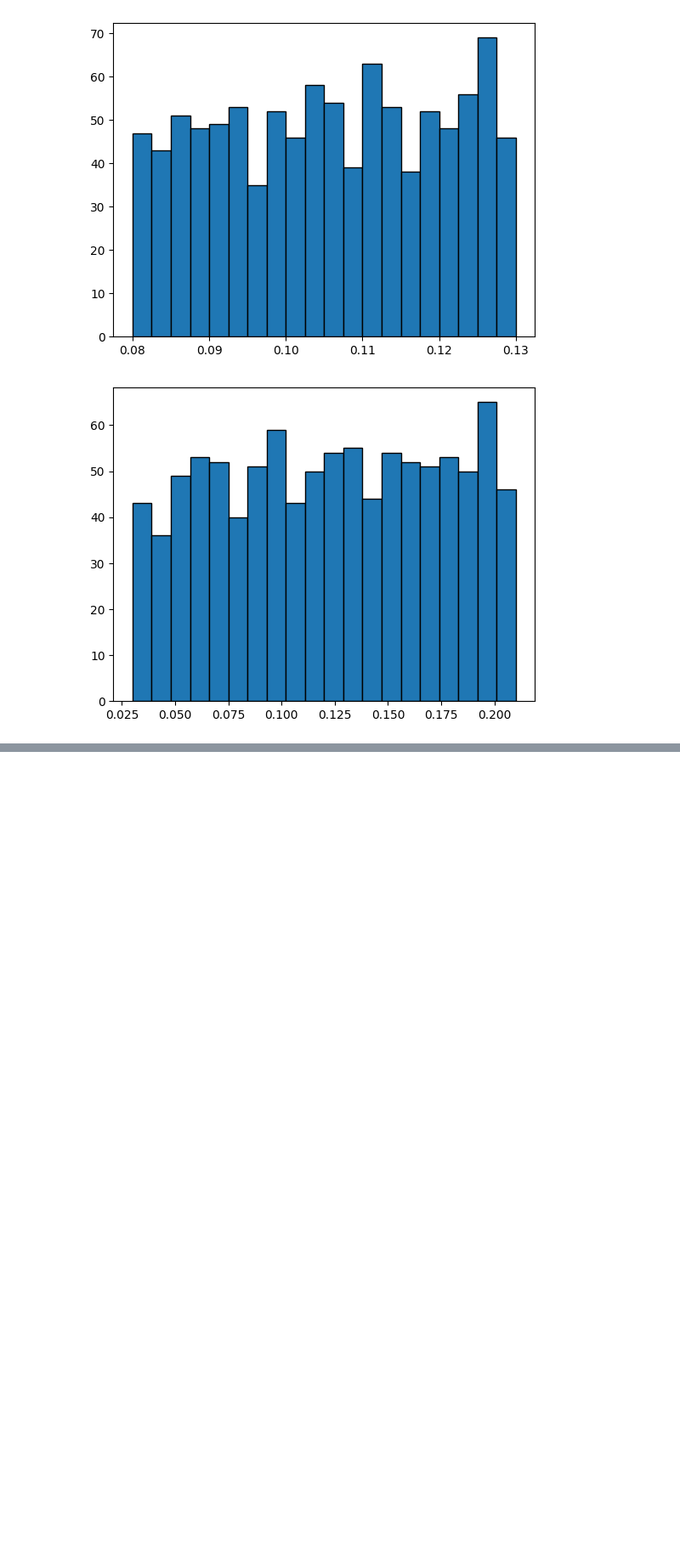
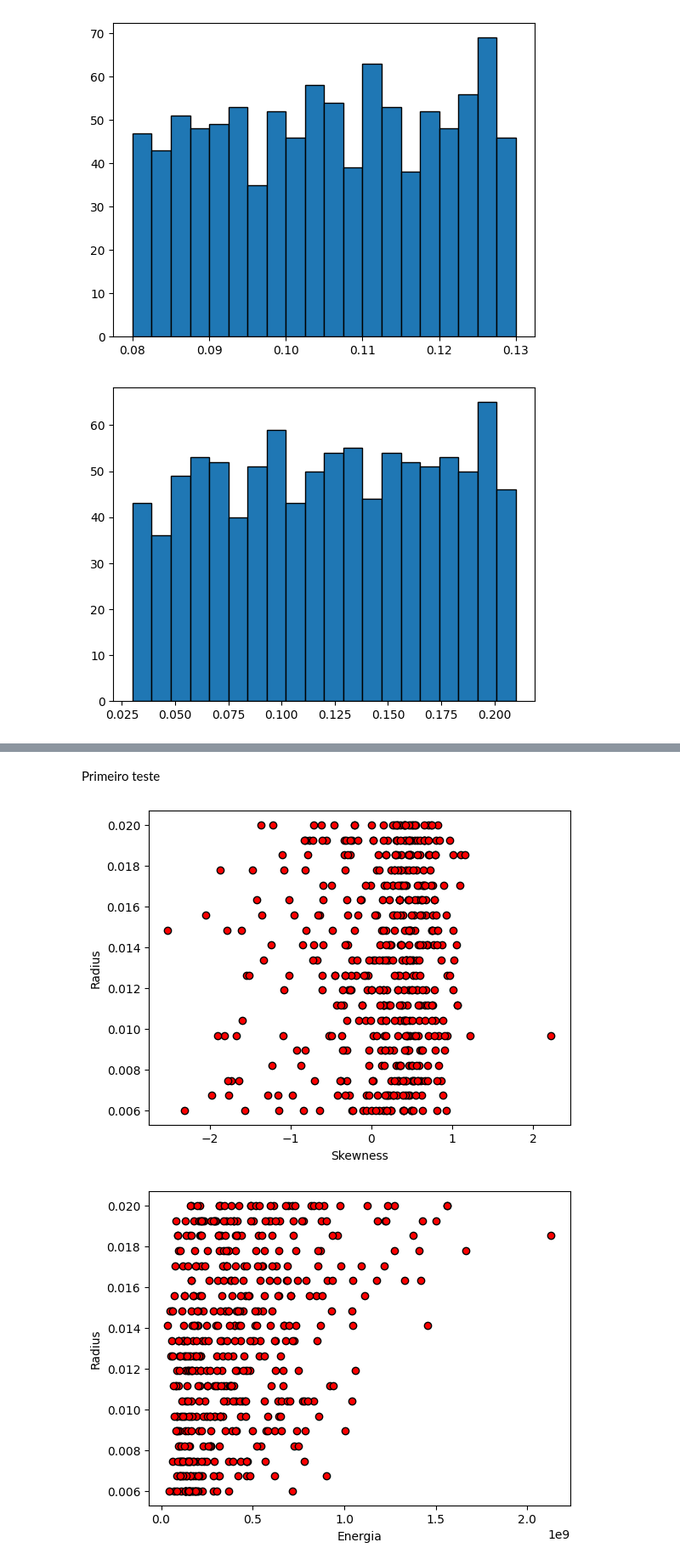
Before and after one commit to andrefsr/Machine-Learning-on-detection-of-buried-cylinders-via-GPR, a Jupyter notebook: sec_sim/machine_learning/data_analysis.ipynb, the cells around one changed output, grey strips where cells are left out. Shown at 85% size. Saved outputs shown, nothing was run; the diff lists cells and outputs as text; code cells hidden in the pictures; blank space fills up the shorter version.

```diff
--- a/sec_sim/machine_learning/data_analysis.ipynb
+++ b/sec_sim/machine_learning/data_analysis.ipynb
@@ -51,0 +73,23 @@ plt.show()
+# %% [markdown]
+Primeiro teste
+# %%
+df_features1 = pd.read_csv('Features.csv')
+df_labels1 = df_labels[0:500]
+# %%
+x = df_features1
+y_rad = df_labels1['radius']
+
+plt.figure()
+plt.xlabel('Skewness')
+plt.ylabel('Radius')
+plt.scatter(x['Skewness'],y_rad,color='red',edgecolors='black')
+plt.show()
+
+plt.figure()
+plt.xlabel('Energia')
+plt.ylabel('Radius')
+plt.scatter(x['Energia'],y_rad,color='red',edgecolors='black')
+plt.show()
+# %% [output]
+[figure, added]
+[figure, added]
```
Also changed, not shown: parts of 6 cells of this notebook, 2 other files.
